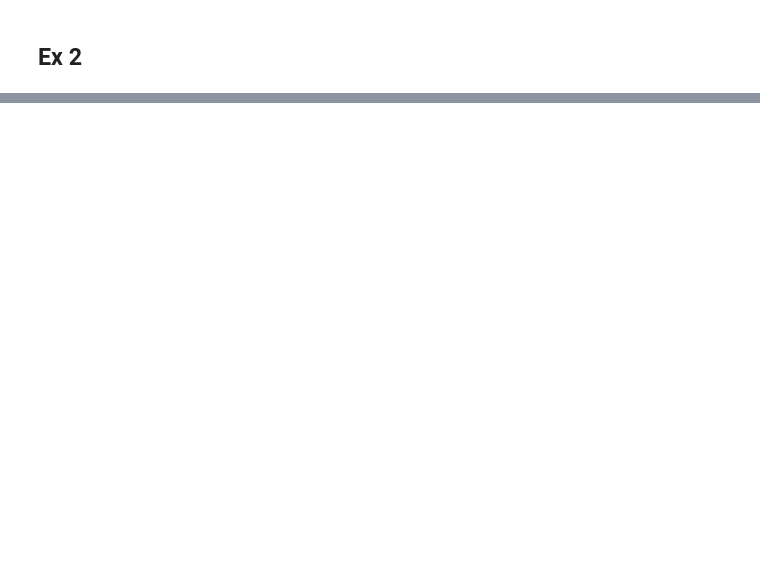
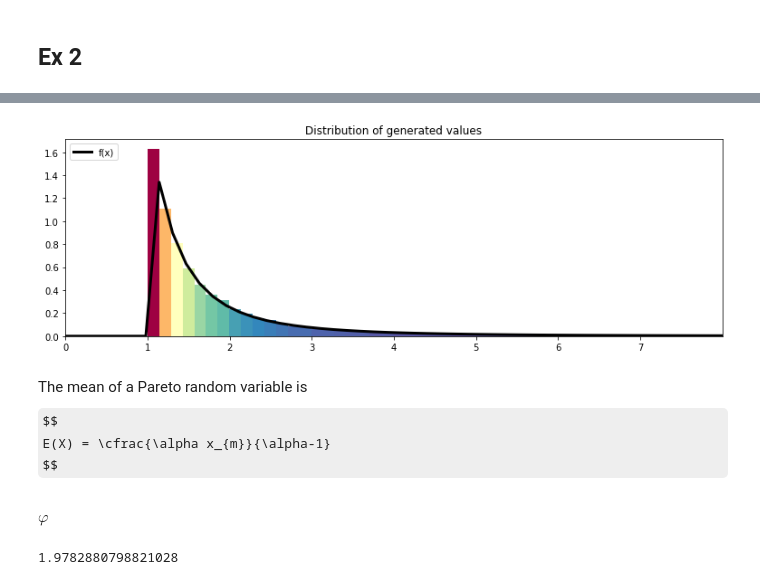
Before and after one commit to git-lu/models-and-simulations, a Jupyter notebook: exguide5.ipynb, the cells around one changed output, grey strips where cells are left out. Drawn from its saved outputs; the diff is of its cells as text; code cells hidden in the pictures; some formulas as TeX source; blank space fills up the shorter version.

```diff
--- a/exguide5.ipynb
+++ b/exguide5.ipynb
@@ -370,0 +385,17 @@ exCgen.plot(100000,(-3,4),figsize=(13,4),bins=60)
+# %%
+pareto = Pareto(2)
+# %%
+pareto.plot(10000,(0,8),figsize=(13,4),bins=700)
+# %% [output]
+[figure, added]
+# %% [markdown]
+The mean of a Pareto random variable is
+$$
+E(X) = \cfrac{\alpha x_{m}}{\alpha-1}
+$$
+# %% [markdown]
+$ \varphi $
+# %%
+pareto.mean
+# %% [output]
+1.9782880798821028
```
Also changed, not shown: parts of 14 cells of this notebook, 1 other file.
